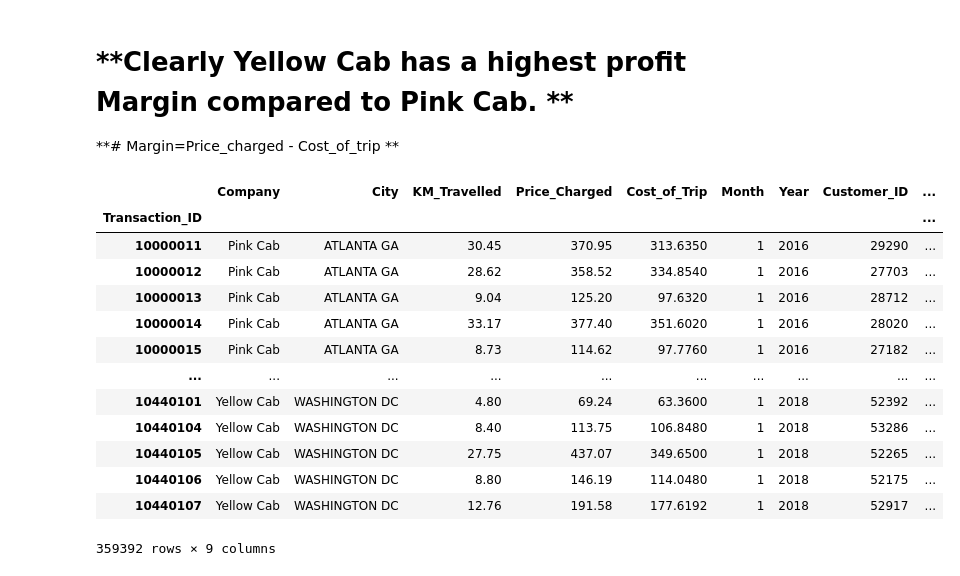
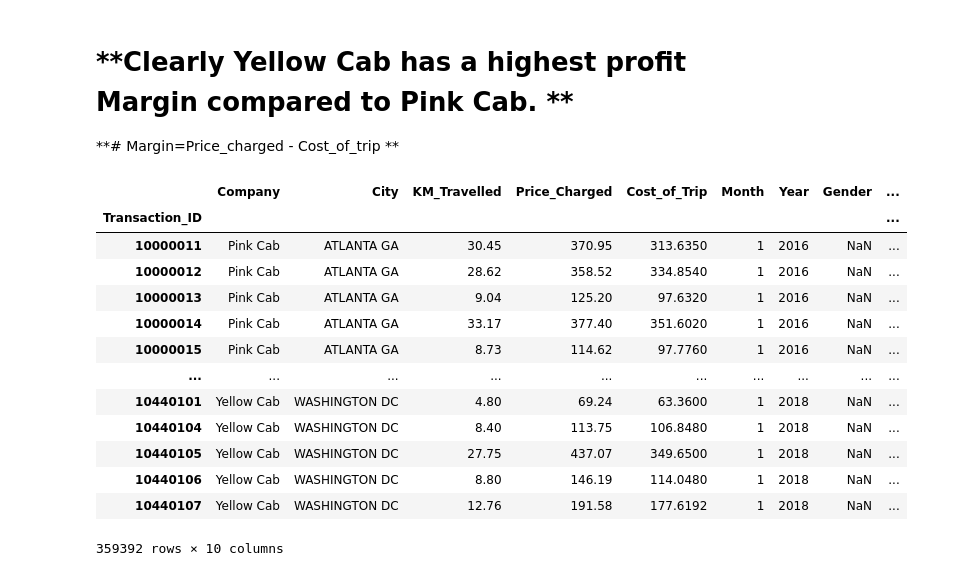
Before and after one commit to RaghaviGuru/Internship, a Jupyter notebook: Untitled0.ipynb, the cells around one changed output. Saved outputs shown, nothing was run; the diff lists cells and outputs as text; code cells hidden in the pictures.

```diff
--- a/Untitled0.ipynb
+++ b/Untitled0.ipynb
@@ -285,26 +285,24 @@ Name: Price_Charged, dtype: float64
 # %% [markdown]
 # **Clearly Yellow Cab has a highest profit Margin compared to Pink Cab. **
 **# Margin=Price_charged - Cost_of_trip **
-# %%
-transactionId_data = pd.read_csv('Transaction_ID.csv', sep=r'\s*,\s*',
-                           header=0, encoding='ascii', engine='python')
 # %%
 left = cab_data. set_index(['Transaction_ID'])
-right = transactionId_data.set_index(['Transaction_ID'])
+right = customerId_data.set_index(['Customer_ID'])
+transactionId_data.set_index(['Transaction_ID'])
 data = left.join(right)
 data
 # %% [output]
-|  | Company | City | KM_Travelled | Price_Charged | Cost_of_Trip | Month | Year | Customer_ID | ... |
+|  | Company | City | KM_Travelled | Price_Charged | Cost_of_Trip | Month | Year | Gender | ... |
 | Transaction_ID |  |  |  |  |  |  |  |  | ... |
-| 10000011 | Pink Cab | ATLANTA GA | 30.45 | 370.95 | 313.6350 | 1 | 2016 | 29290 | ... |
-| 10000012 | Pink Cab | ATLANTA GA | 28.62 | 358.52 | 334.8540 | 1 | 2016 | 27703 | ... |
-| 10000013 | Pink Cab | ATLANTA GA | 9.04 | 125.20 | 97.6320 | 1 | 2016 | 28712 | ... |
-| 10000014 | Pink Cab | ATLANTA GA | 33.17 | 377.40 | 351.6020 | 1 | 2016 | 28020 | ... |
-| 10000015 | Pink Cab | ATLANTA GA | 8.73 | 114.62 | 97.7760 | 1 | 2016 | 27182 | ... |
+| 10000011 | Pink Cab | ATLANTA GA | 30.45 | 370.95 | 313.6350 | 1 | 2016 | NaN | ... |
+| 10000012 | Pink Cab | ATLANTA GA | 28.62 | 358.52 | 334.8540 | 1 | 2016 | NaN | ... |
+| 10000013 | Pink Cab | ATLANTA GA | 9.04 | 125.20 | 97.6320 | 1 | 2016 | NaN | ... |
+| 10000014 | Pink Cab | ATLANTA GA | 33.17 | 377.40 | 351.6020 | 1 | 2016 | NaN | ... |
+| 10000015 | Pink Cab | ATLANTA GA | 8.73 | 114.62 | 97.7760 | 1 | 2016 | NaN | ... |
 | ... | ... | ... | ... | ... | ... | ... | ... | ... | ... |
-| 10440101 | Yellow Cab | WASHINGTON DC | 4.80 | 69.24 | 63.3600 | 1 | 2018 | 52392 | ... |
-| 10440104 | Yellow Cab | WASHINGTON DC | 8.40 | 113.75 | 106.8480 | 1 | 2018 | 53286 | ... |
-| 10440105 | Yellow Cab | WASHINGTON DC | 27.75 | 437.07 | 349.6500 | 1 | 2018 | 52265 | ... |
-| 10440106 | Yellow Cab | WASHINGTON DC | 8.80 | 146.19 | 114.0480 | 1 | 2018 | 52175 | ... |
-| 10440107 | Yellow Cab | WASHINGTON DC | 12.76 | 191.58 | 177.6192 | 1 | 2018 | 52917 | ... |
+| 10440101 | Yellow Cab | WASHINGTON DC | 4.80 | 69.24 | 63.3600 | 1 | 2018 | NaN | ... |
+| 10440104 | Yellow Cab | WASHINGTON DC | 8.40 | 113.75 | 106.8480 | 1 | 2018 | NaN | ... |
+| 10440105 | Yellow Cab | WASHINGTON DC | 27.75 | 437.07 | 349.6500 | 1 | 2018 | NaN | ... |
+| 10440106 | Yellow Cab | WASHINGTON DC | 8.80 | 146.19 | 114.0480 | 1 | 2018 | NaN | ... |
+| 10440107 | Yellow Cab | WASHINGTON DC | 12.76 | 191.58 | 177.6192 | 1 | 2018 | NaN | ... |
-359392 rows × 9 columns
+359392 rows × 10 columns
```
Also changed, not shown: parts of 3 cells of this notebook.
